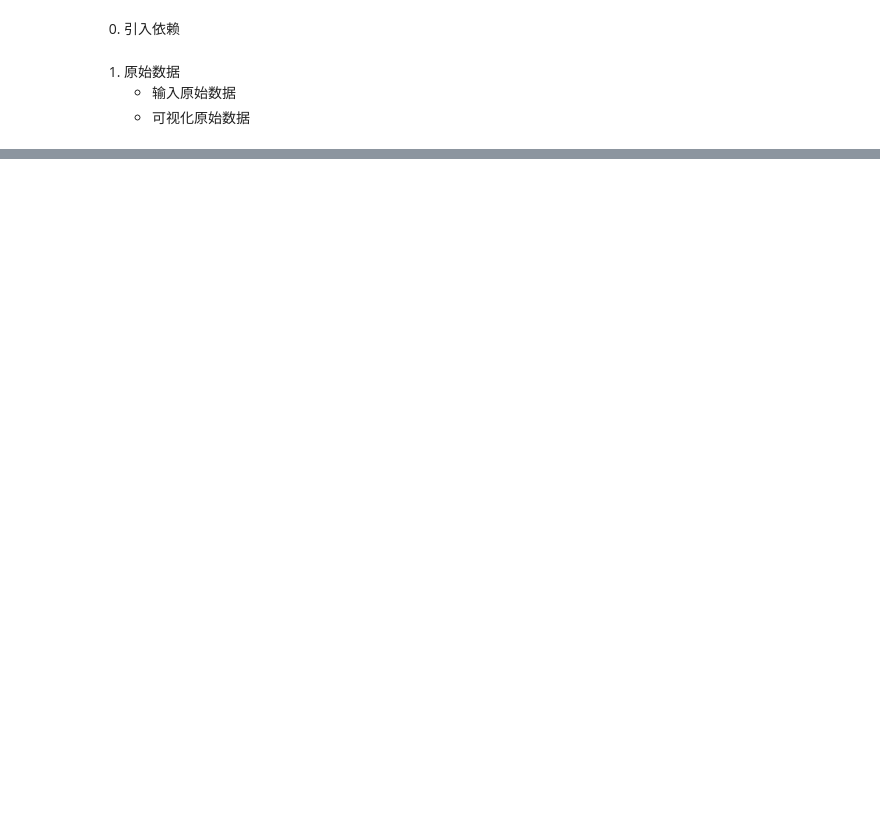
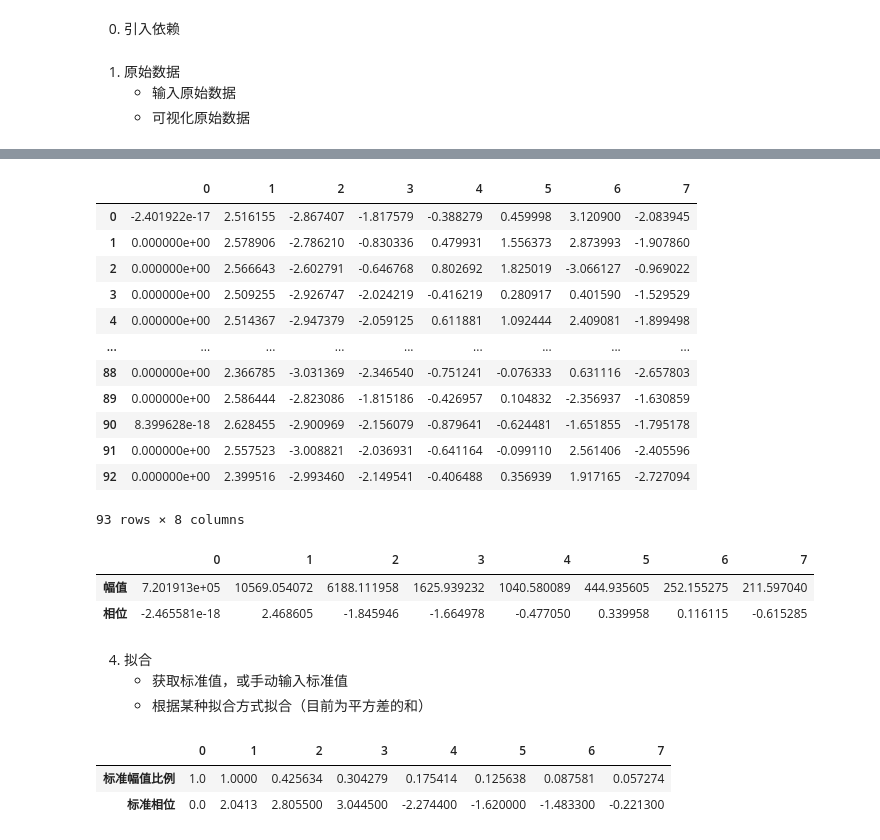
Before and after one commit to wxl15/yijyun-jupyter, a Jupyter notebook: jingluo.ipynb, the cells around one changed output, grey strips where cells are left out. Saved outputs shown, nothing was run; the diff lists cells and outputs as text; code cells hidden in the pictures; blank space fills up the shorter version.

```diff
--- a/jingluo.ipynb
+++ b/jingluo.ipynb
@@ -23,0 +88,42 @@ plt.plot(raw_data)
+# %%
+pd.DataFrame(phases) # 相位
+# %% [output]
+|  | 0 | 1 | 2 | 3 | 4 | 5 | 6 | 7 |
+| 0 | -2.401922e-17 | 2.516155 | -2.867407 | -1.817579 | -0.388279 | 0.459998 | 3.120900 | -2.083945 |
+| 1 | 0.000000e+00 | 2.578906 | -2.786210 | -0.830336 | 0.479931 | 1.556373 | 2.873993 | -1.907860 |
+| 2 | 0.000000e+00 | 2.566643 | -2.602791 | -0.646768 | 0.802692 | 1.825019 | -3.066127 | -0.969022 |
+| 3 | 0.000000e+00 | 2.509255 | -2.926747 | -2.024219 | -0.416219 | 0.280917 | 0.401590 | -1.529529 |
+| 4 | 0.000000e+00 | 2.514367 | -2.947379 | -2.059125 | 0.611881 | 1.092444 | 2.409081 | -1.899498 |
+| ... | ... | ... | ... | ... | ... | ... | ... | ... |
+| 88 | 0.000000e+00 | 2.366785 | -3.031369 | -2.346540 | -0.751241 | -0.076333 | 0.631116 | -2.657803 |
+| 89 | 0.000000e+00 | 2.586444 | -2.823086 | -1.815186 | -0.426957 | 0.104832 | -2.356937 | -1.630859 |
+| 90 | 8.399628e-18 | 2.628455 | -2.900969 | -2.156079 | -0.879641 | -0.624481 | -1.651855 | -1.795178 |
+| 91 | 0.000000e+00 | 2.557523 | -3.008821 | -2.036931 | -0.641164 | -0.099110 | 2.561406 | -2.405596 |
+| 92 | 0.000000e+00 | 2.399516 | -2.993460 | -2.149541 | -0.406488 | 0.356939 | 1.917165 | -2.727094 |
+93 rows × 8 columns
+# %%
+# 计算均值
+amp_means = np.mean(amps, axis=0)  # 幅值平均
+phase_means = np.mean(phases, axis=0)  # 相位平均
+pd.DataFrame([amp_means, phase_means], index=['幅值', '相位'])
+# %% [output]
+|  | 0 | 1 | 2 | 3 | 4 | 5 | 6 | 7 |
+| 幅值 | 7.201913e+05 | 10569.054072 | 6188.111958 | 1625.939232 | 1040.580089 | 444.935605 | 252.155275 | 211.597040 |
+| 相位 | -2.465581e-18 | 2.468605 | -1.845946 | -1.664978 | -0.477050 | 0.339958 | 0.116115 | -0.615285 |
+# %% [markdown]
+4. 拟合
+    - 获取标准值，或手动输入标准值
+    - 根据某种拟合方式拟合（目前为平方差的和）
+# %%
+# 使用现有标准值
+standard_amp_ratios, standard_phases = jingluo.get_standards()
+
+# 手动输入标准值
+# standard_amp_ratios = []
+# standard_phases = []
+
+pd.DataFrame([standard_amp_ratios, standard_phases], index=['标准幅值比例', '标准相位'])
+# %% [output]
+|  | 0 | 1 | 2 | 3 | 4 | 5 | 6 | 7 |
+| 标准幅值比例 | 1.0 | 1.0000 | 0.425634 | 0.304279 | 0.175414 | 0.125638 | 0.087581 | 0.057274 |
+| 标准相位 | 0.0 | 2.0413 | 2.805500 | 3.044500 | -2.274400 | -1.620000 | -1.483300 | -0.221300 |
```
Also changed, not shown: parts of 13 cells of this notebook, 3 other files.
